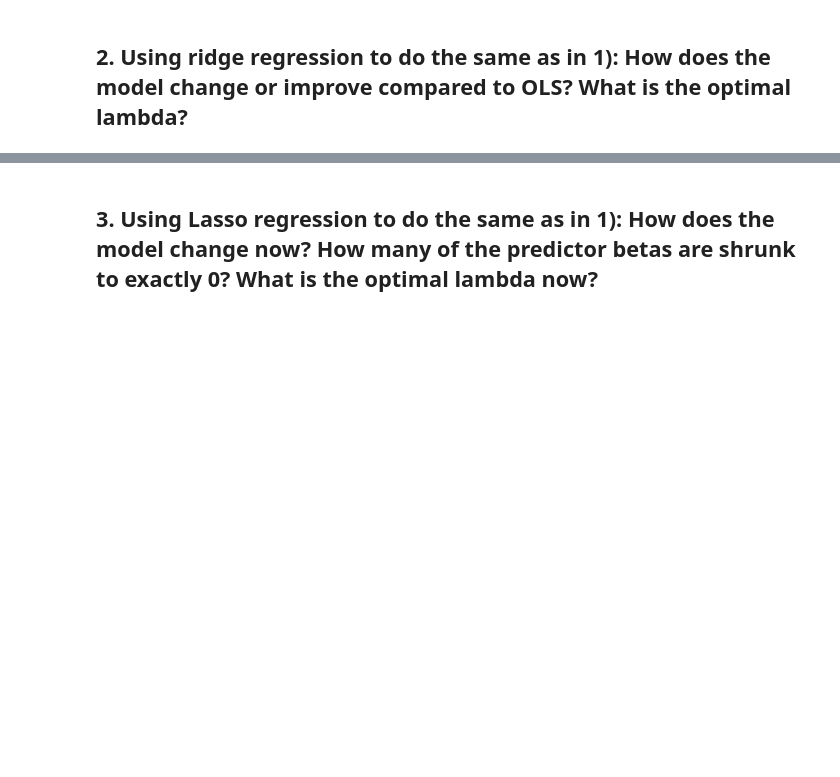
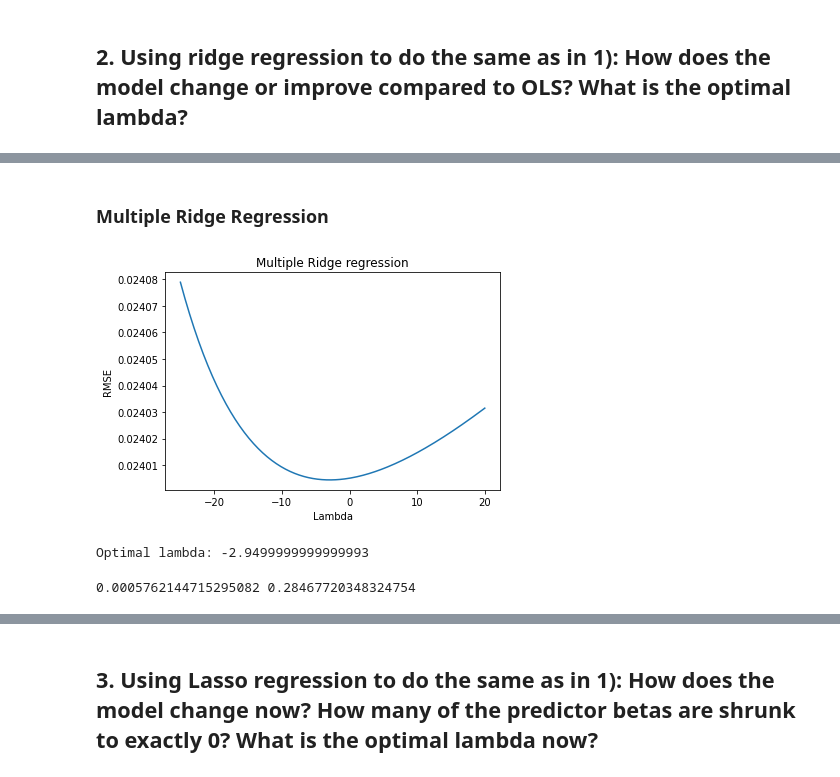
Before and after one commit to aragaomateus/fundamentalsOfML, a Jupyter notebook: HW2/Homework 2.ipynb, the cells around one changed output, grey strips where cells are left out. Drawn from its saved outputs; the diff is of its cells as text; code cells hidden in the pictures; blank space fills up the shorter version.

```diff
--- a/HW2/Homework 2.ipynb
+++ b/HW2/Homework 2.ipynb
@@ -56,0 +93,5 @@ data
+# %%
+le = LabelEncoder()
+data['company']  = le.fit_transform(data['company'])
+data['title']  = le.fit_transform(data['title'])
+data['location']  = le.fit_transform(data['location'])
@@ -61,0 +269,34 @@ data
+# %% [markdown]
+### Multiple Ridge Regression
+# %%
+
+# Init parameters:
+seed = 0
+xTrain, xTest, yTrain, yTest = train_test_split(predictors, outcome.reshape(-1,1), test_size=0.2, random_state=seed)
+lambdas = np.linspace(-25,20,201)
+cont = np.empty([len(lambdas),2])*np.NaN # [lambda error]
+for ii in range(len(lambdas)):
+    ridgeModel = Ridge(alpha=lambdas[ii]).fit(xTrain, yTrain)
+    cont[ii,0] = lambdas[ii]
+    error = mean_squared_error(yTest,ridgeModel.predict(xTest),squared=False)
+    cont[ii,1] = error
+
+plt.plot(cont[:,0],cont[:,1])
+plt.xlabel('Lambda')
+plt.ylabel('RMSE')
+plt.title('Multiple Ridge regression')
+plt.show()
+optimal_lambda_multiple = lambdas[np.argmax(cont[:,1]==np.min(cont[:,1]))]
+print('Optimal lambda:',optimal_lambda_multiple)
+# multiple Ridge regression
+# %% [output]
+[figure, added]
+Optimal lambda: -2.9499999999999993
+# %%
+# multiple Ridge regression
+ridgeModel = Ridge(alpha=optimal_lambda_multiple).fit(xTrain, yTrain)
+error = mean_squared_error(yTest,ridgeModel.predict(xTest))
+r_squared = r2_score(yTest,ridgeModel.predict(xTest))
+print(error,r_squared)
+# %% [output]
+0.0005762144715295082 0.28467720348324754
```
Also changed, not shown: parts of 50 cells of this notebook, 14 other files.
